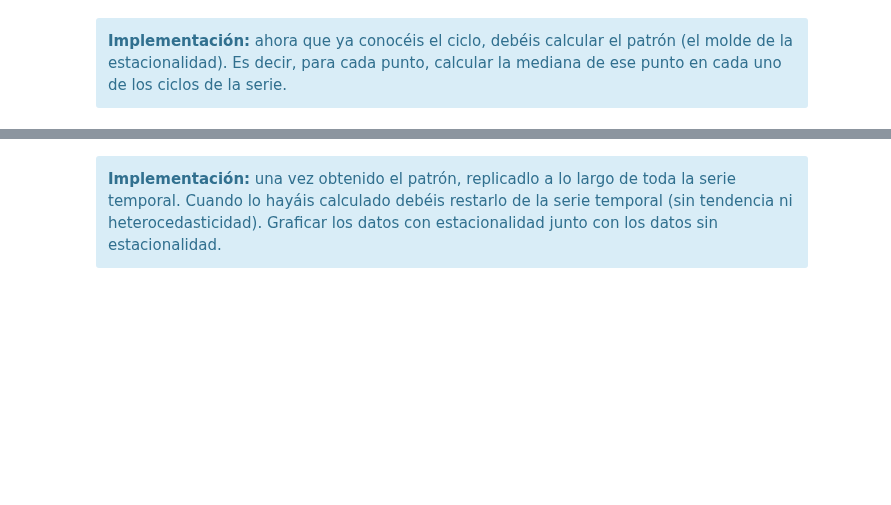
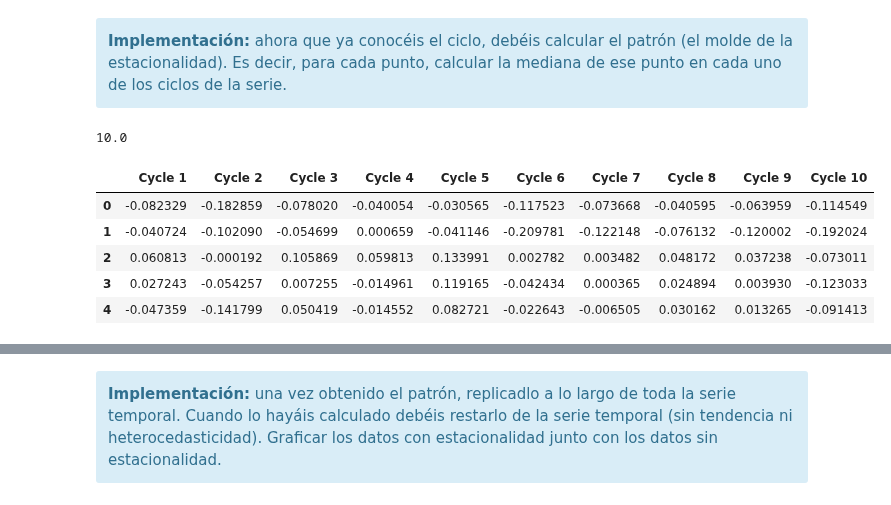
Before and after one commit to angelbujalance/MAME_PEC, a Jupyter notebook: 20221_M2.855_PEC4-Enunciado.ipynb, the cells around one changed output, grey strips where cells are left out. Drawn from its saved outputs; the diff is of its cells as text; code cells hidden in the pictures; blank space fills up the shorter version.

```diff
--- a/20221_M2.855_PEC4-Enunciado.ipynb
+++ b/20221_M2.855_PEC4-Enunciado.ipynb
@@ -250,3 +250,31 @@ El ciclo dura: 11
 <div class="alert alert-block alert-info">
     <strong>Implementación:</strong> ahora que ya conocéis el ciclo, debéis calcular el patrón (el molde de la estacionalidad). Es decir, para cada punto, calcular la mediana de ese punto en cada uno de los ciclos de la serie.
 </div>
+# %%
+nciclos = len(train_hrt)/cycle_len
+print(nciclos)
+
+def create_cycle(x: np.array, t: int, tlag: int) -> np.array:
+    """Returns a cycle with the desired length."""
+    return x[t:t+tlag]
+
+def array_to_cycles(x: np.array, cycles: int) -> pd.DataFrame:
+    """Breaks an array into a pd.DataFrame where each column corresponds to a cycle."""
+
+    t = np.linspace(0, len(x), cycles+1).astype(int)
+
+    data = {"Cycle " + str(int(ti)+1): x[t[ti]:t[ti+1]].tolist() for ti in range(0, len(t)-1)}
+
+    return pd.DataFrame.from_dict(data)
+# %% [output]
+10.0
+# %%
+cycle_df = array_to_cycles(train_hrt[:,0], int(nciclos))
+cycle_df.head()
+# %% [output]
+|  | Cycle 1 | Cycle 2 | Cycle 3 | Cycle 4 | Cycle 5 | Cycle 6 | Cycle 7 | Cycle 8 | Cycle 9 | Cycle 10 |
+| 0 | -0.082329 | -0.182859 | -0.078020 | -0.040054 | -0.030565 | -0.117523 | -0.073668 | -0.040595 | -0.063959 | -0.114549 |
+| 1 | -0.040724 | -0.102090 | -0.054699 | 0.000659 | -0.041146 | -0.209781 | -0.122148 | -0.076132 | -0.120002 | -0.192024 |
+| 2 | 0.060813 | -0.000192 | 0.105869 | 0.059813 | 0.133991 | 0.002782 | 0.003482 | 0.048172 | 0.037238 | -0.073011 |
+| 3 | 0.027243 | -0.054257 | 0.007255 | -0.014961 | 0.119165 | -0.042434 | 0.000365 | 0.024894 | 0.003930 | -0.123033 |
+| 4 | -0.047359 | -0.141799 | 0.050419 | -0.014552 | 0.082721 | -0.022643 | -0.006505 | 0.030162 | 0.013265 | -0.091413 |
```
Also changed, not shown: parts of 3 cells of this notebook.
